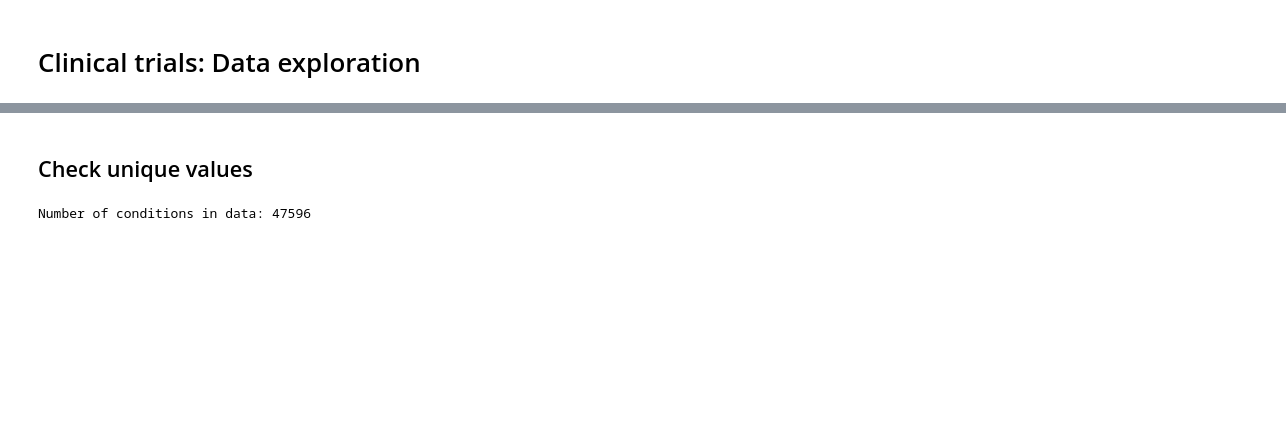
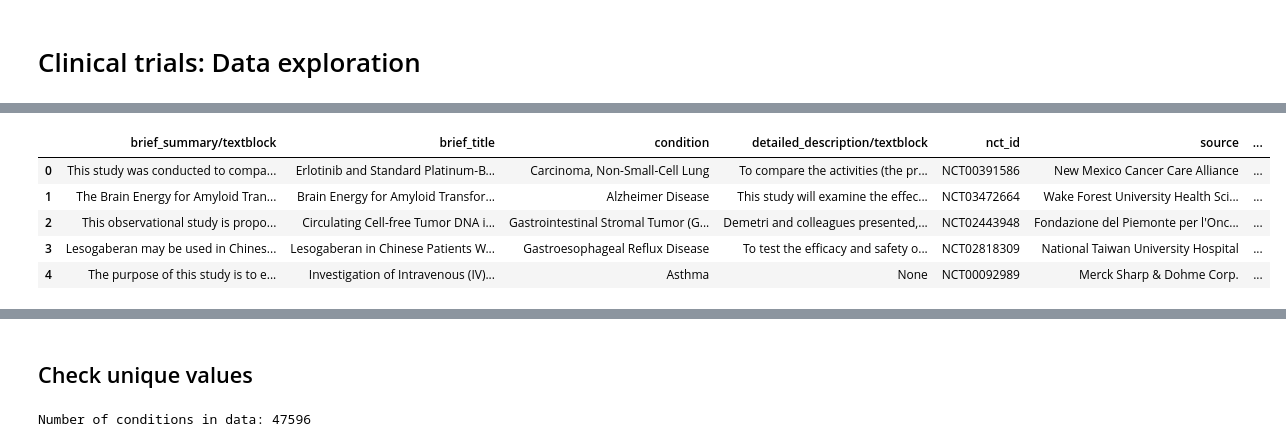
Before and after one commit to cmdelaserna/clinical-trials, a Jupyter notebook: mvp/notebooks/Data exploration.ipynb, the cells around one changed output, grey strips where cells are left out. Saved outputs shown, nothing was run; the diff lists cells and outputs as text; code cells hidden in the pictures; blank space fills up the shorter version.

```diff
--- a/mvp/notebooks/Data exploration.ipynb
+++ b/mvp/notebooks/Data exploration.ipynb
@@ -59,0 +71,12 @@ df.head()
+# %%
+# remove \n values
+df = df.replace(r'\n',' ', regex=True)
+# %%
+df.head(5)
+# %% [output]
+|  | brief_summary/textblock | brief_title | condition | detailed_description/textblock | nct_id | source | ... |
+| 0 | This study was conducted to compa... | Erlotinib and Standard Platinum-B... | Carcinoma, Non-Small-Cell Lung | To compare the activities (the pr... | NCT00391586 | New Mexico Cancer Care Alliance | ... |
+| 1 | The Brain Energy for Amyloid Tran... | Brain Energy for Amyloid Transfor... | Alzheimer Disease | This study will examine the effec... | NCT03472664 | Wake Forest University Health Sci... | ... |
+| 2 | This observational study is propo... | Circulating Cell-free Tumor DNA i... | Gastrointestinal Stromal Tumor (G... | Demetri and colleagues presented,... | NCT02443948 | Fondazione del Piemonte per l'Onc... | ... |
+| 3 | Lesogaberan may be used in Chines... | Lesogaberan in Chinese Patients W... | Gastroesophageal Reflux Disease | To test the efficacy and safety o... | NCT02818309 | National Taiwan University Hospital | ... |
+| 4 | The purpose of this study is to e... | Investigation of Intravenous (IV)... | Asthma | None | NCT00092989 | Merck Sharp & Dohme Corp. | ... |
```
Also changed, not shown: parts of 26 cells of this notebook.
